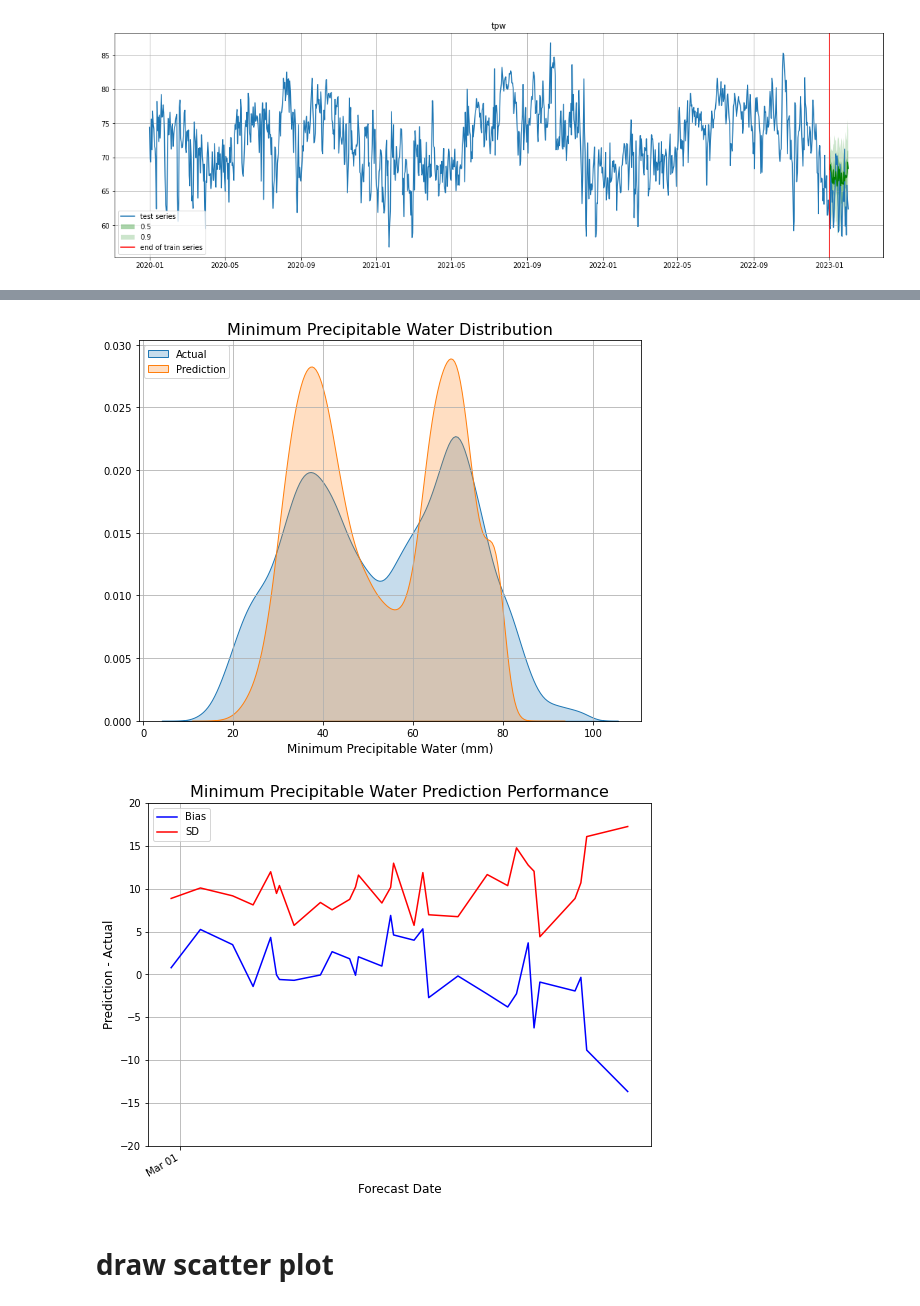
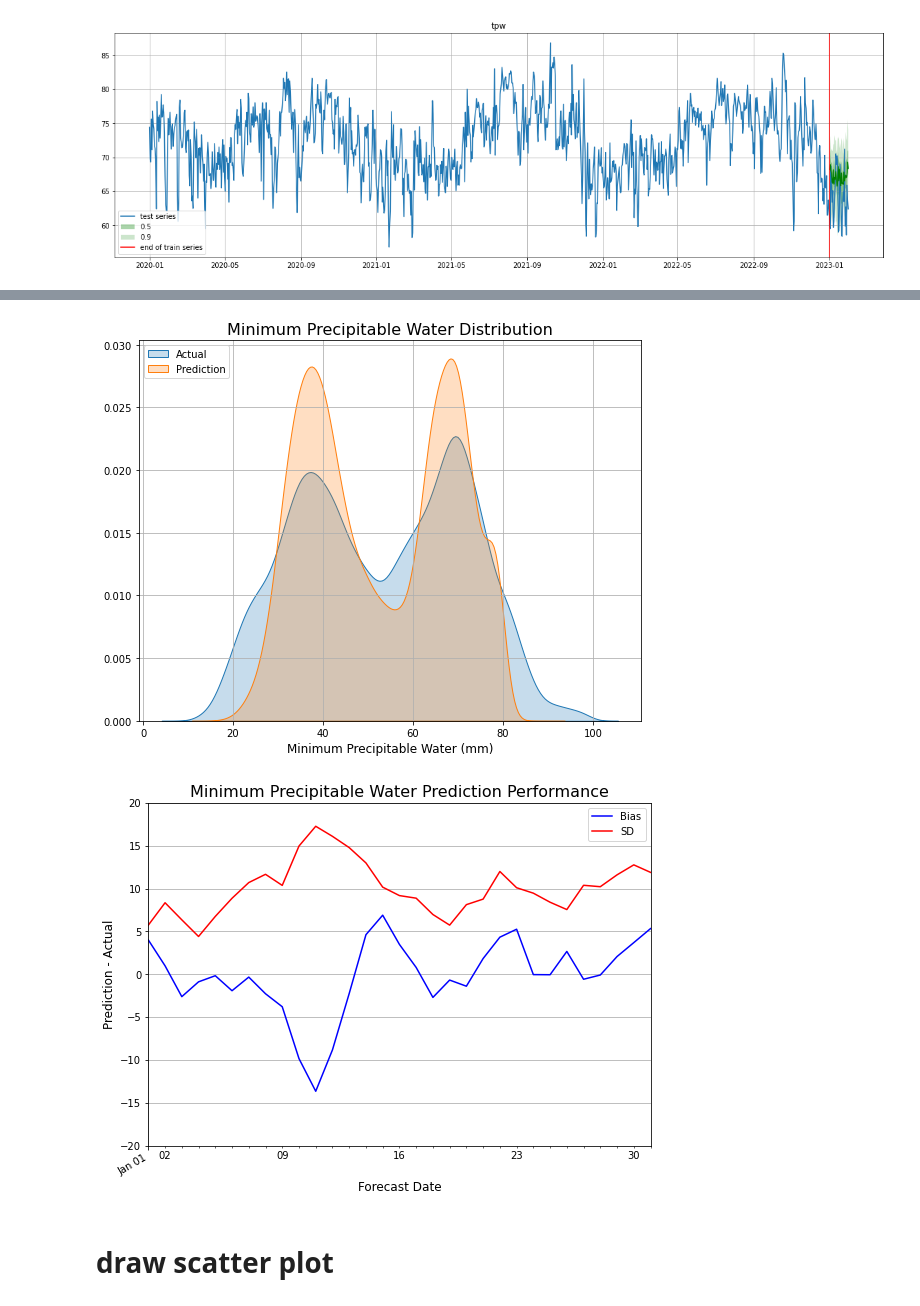
Before and after one commit to seubsons/sagemaker, a Jupyter notebook: gluonts_prophet/gluonts_tpw_min.ipynb, the cells around one changed output, grey strips where cells are left out. Cells and saved outputs as stored; diff of their text form; code cells hidden in the pictures.

Commit message:
fix bug image

```diff
--- a/gluonts_prophet/gluonts_tpw_min.ipynb
+++ b/gluonts_prophet/gluonts_tpw_min.ipynb
@@ -274,6 +290,7 @@ from matplotlib import colors
 
 import matplotlib.dates as mdates
 import seaborn as sns
+
 forecast_df = pd.DataFrame()
 forecast_df['date'] = testing_pf.index
 
@@ -293,7 +310,7 @@ for i in range(len(forecasts)):
 # Concatenate all DataFrames in the list along the columns
 forecast_df = pd.concat([forecast_df] + quantile_dfs, axis=1)
 forecast_df = forecast_df.set_index('date')
-forecast_df.head()
+print(forecast_df.head())
 
 
 title1 = 'Minimum Precipitable Water'
@@ -302,12 +319,11 @@ label2 = 'Minimum Precipitable Water (mm)'
 outfile1 = 'min_tpw_prophet.png'
 outfile2 = 'min_tpw_prophet_pdf.png'
 outfile3 = 'min_tpw_prophet_range.png'
-
 dfs_to_concat = []
 for i in np.arange(2405):
     j = i+1
     data = {
-        'date': testing_pf.iloc[:, 0].values,
+        'date': testing_pf.iloc[:, 0].index,
         'test': testing_pf.iloc[:, i].values,
         'pred': forecast_df.iloc[:, i].values,
         'coord': testing_pf.columns[i],
@@ -315,8 +331,10 @@ for i in np.arange(2405):
     }
     new_df = pd.DataFrame(data)
 
-dfs_to_concat.append(new_df)
+    dfs_to_concat.append(new_df)
 
+# Concatenate the list of DataFrames
+all_df = pd.concat(dfs_to_concat, axis=0, ignore_index=True)
 diff = all_df.pred.values - all_df.test.values
 all_df['diff'] = diff
 print(all_df.tail())
@@ -359,6 +377,7 @@ plt.savefig(outfile1)
 plt.show()
 
 
+
 # map 2
 # Set up the figure and axis
 plt.figure(figsize=(9, 7))
@@ -379,11 +398,12 @@ plt.title(title2, fontsize=16)
 plt.legend(loc='upper left')
 plt.grid()
 
+# save output png
 plt.savefig(outfile2)
-# Show the plot
 plt.show()
 
 # map 3
+
 
 plt.figure(figsize=(9,7))
 # Assuming 'date' is the index
@@ -429,9 +450,9 @@ date
 Bias = -0.2°
 Stdv. = 11.4°
 Counts = 74,555
 [figure]
 [figure]
-[figure, old version]
+[figure, new version]
 # %% [markdown]
 # draw scatter plot
 # %%
```
Also changed, not shown: parts of 4 cells of this notebook, 11 other files.
